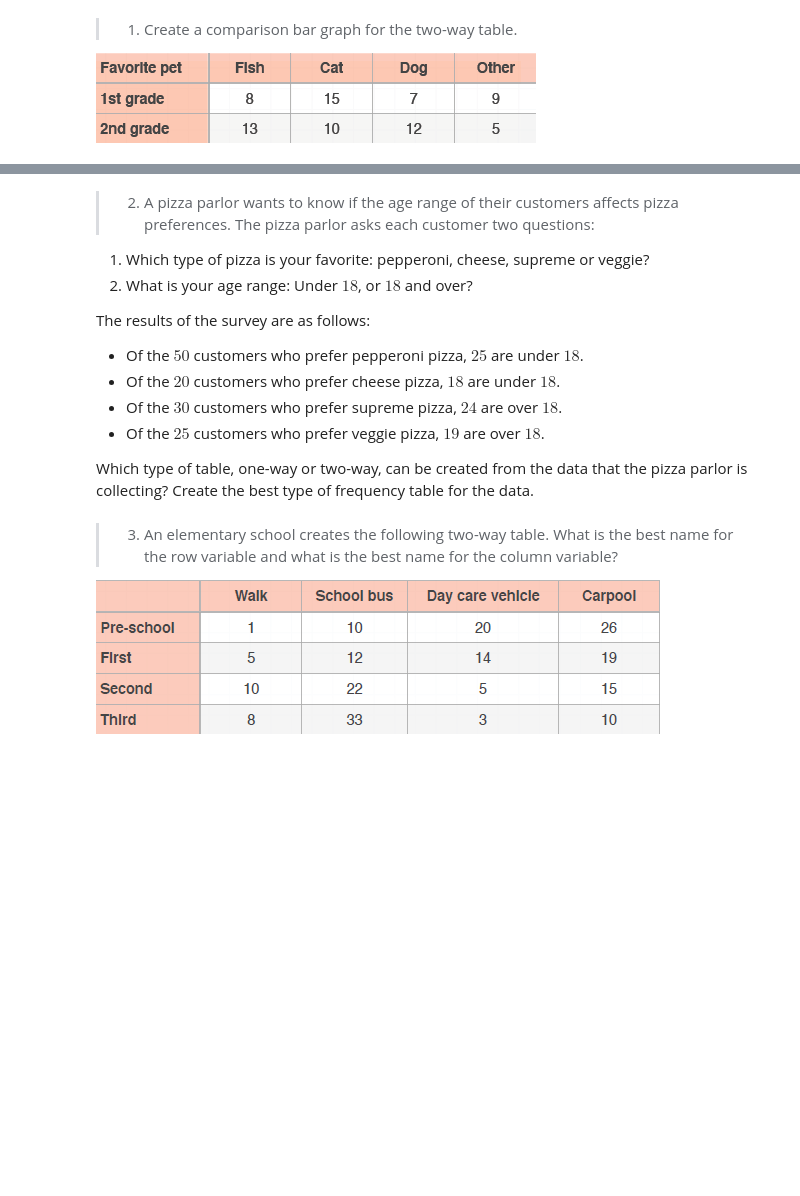
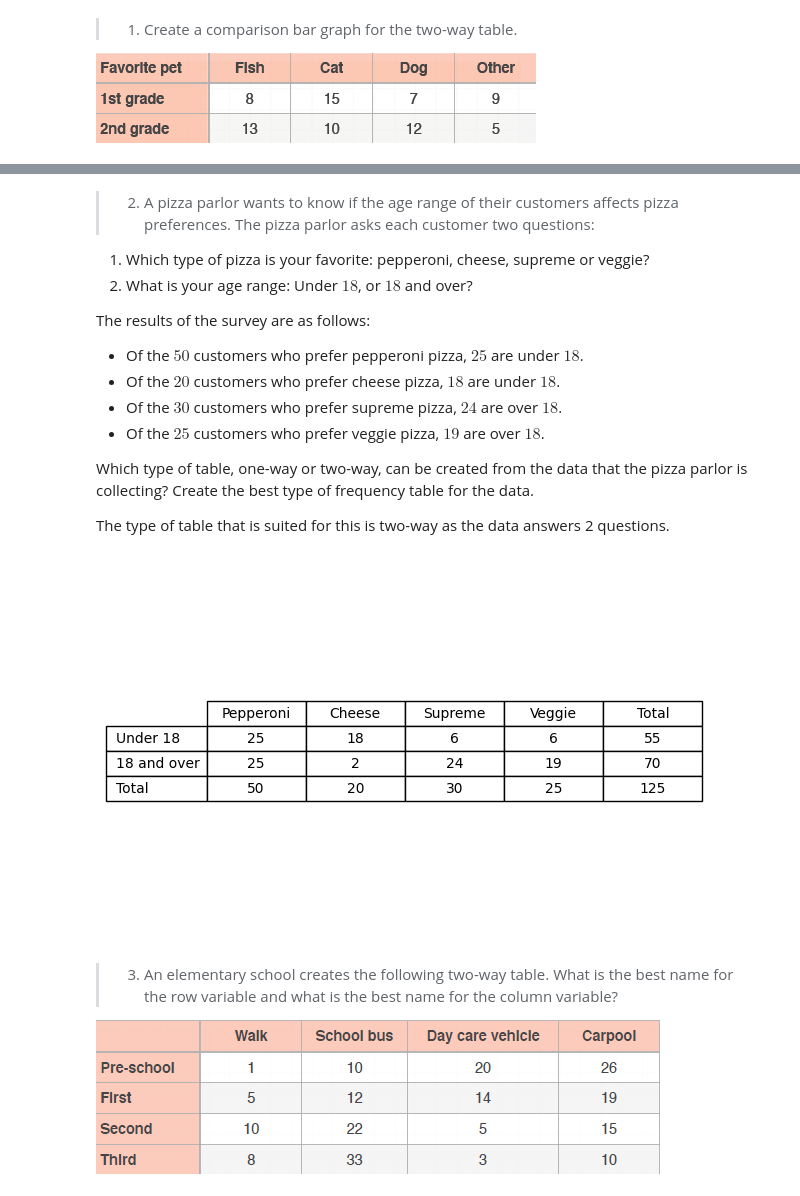
Before and after one commit to acasasis-dev/become-a-probability-n-statistics-master, a Jupyter notebook: bonus/section-02-visualizing-data/exercise-04-two-way-tables.ipynb, the cells around one changed output, grey strips where cells are left out. Saved outputs shown, nothing was run; the diff lists cells and outputs as text; code cells hidden in the pictures; blank space fills up the shorter version.

Commit message:
Bonus Section 02 Exercise 04 Answers 01-03

```diff
--- a/bonus/section-02-visualizing-data/exercise-04-two-way-tables.ipynb
+++ b/bonus/section-02-visualizing-data/exercise-04-two-way-tables.ipynb
@@ -22,6 +48,40 @@ The results of the survey are as follows:
 Which type of table, one-way or two-way, can be created from the data
 that the pizza parlor is collecting? Create the best type of frequency table
 for the data.
+
+The type of table that is suited for this is two-way as the data answers 2 questions.
+# %%
+import matplotlib.pyplot as plt
+
+# Sample data
+columns = ['Pepperoni', 'Cheese', 'Supreme', 'Veggie', 'Total']
+rows = ['Under 18', '18 and over', 'Total']
+data = [
+    [25, 18, 6, 6, 55],
+	[25, 2, 24, 19, 70],
+	[50, 20, 30, 25, 125]
+]
+
+# Create a figure and axis
+fig, ax = plt.subplots()
+
+# Hide the main axes
+ax.axis('off')
+
+# Add a table
+table = plt.table(
+    cellText=data,
+    rowLabels=rows,
+    colLabels=columns,  # skip 'Name' since it's used as row labels
+    loc='center',
+    cellLoc='center'
+)
+
+# Adjust layout
+table.scale(1, 1.5)  # scale width, height
+plt.show()
+# %% [output]
+[figure, added]
 # %% [markdown]
 > 3. An elementary school creates the following two-way table. What is
 the best name for the row variable and what is the best name for the
```
Also changed, not shown: parts of 3 cells of this notebook.
